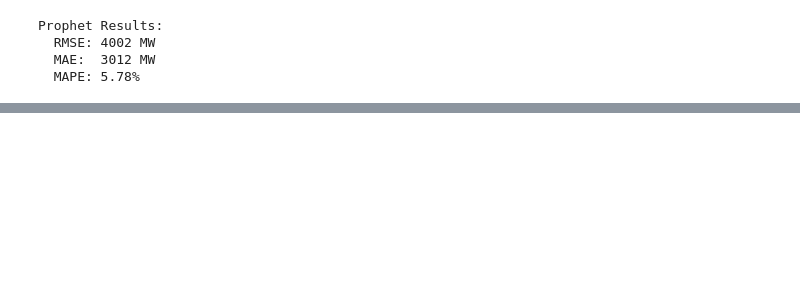
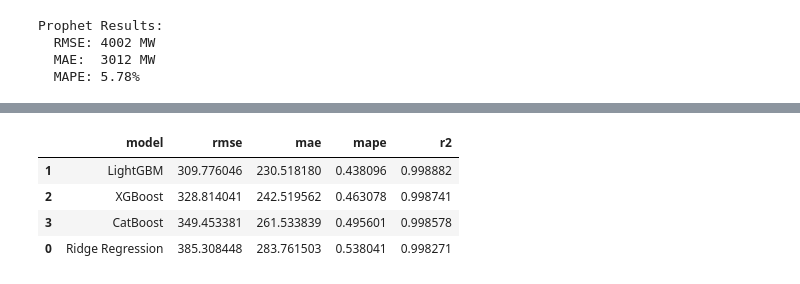
Before and after one commit to samithcsachi/grid-forecast, a Jupyter notebook: research/Model_Experiments.ipynb, the cells around one changed output, grey strips where cells are left out. Saved outputs shown, nothing was run; the diff lists cells and outputs as text; code cells hidden in the pictures; blank space fills up the shorter version.

```diff
--- a/research/Model_Experiments.ipynb
+++ b/research/Model_Experiments.ipynb
@@ -266,6 +264,6 @@ plt.show()
 # %%
 predictions_prophet = power_test_fcst['yhat'].values
-actuals_prophet = test_prophet.values
+actuals_prophet = test.values
 
 
 rmse = np.sqrt(mean_squared_error(actuals_prophet, predictions_prophet))
@@ -283,0 +386,18 @@ Prophet Results:
+# %%
+from xgboost import XGBRegressor
+
+xgb_model = XGBRegressor(
+    n_estimators=1000,
+    learning_rate=0.03,
+    max_depth=6,
+    subsample=0.8,
+    colsample_bytree=0.8,
+    objective="reg:squarederror",
+    random_state=42,
+    n_jobs=-1
+)
+
+xgb_model.fit(X_train, y_train)
+xgb_pred = xgb_model.predict(X_test)
+
+xgb_metrics = evaluate_model("XGBoost", y_test, xgb_pred)
@@ -283,0 +410,16 @@ Prophet Results:
+# %%
+from catboost import CatBoostRegressor
+
+cat_model = CatBoostRegressor(
+    iterations=1000,
+    learning_rate=0.03,
+    depth=6,
+    loss_function="RMSE",
+    random_seed=42,
+    verbose=100
+)
+
+cat_model.fit(X_train, y_train)
+cat_pred = cat_model.predict(X_test)
+
+cat_metrics = evaluate_model("CatBoost", y_test, cat_pred)
@@ -283,0 +444,15 @@ Prophet Results:
+# %%
+results = pd.DataFrame([
+    ridge_metrics,
+    lgbm_metrics,
+    xgb_metrics,
+    cat_metrics
+]).sort_values("rmse")
+
+results
+# %% [output]
+|  | model | rmse | mae | mape | r2 |
+| 1 | LightGBM | 309.776046 | 230.518180 | 0.438096 | 0.998882 |
+| 2 | XGBoost | 328.814041 | 242.519562 | 0.463078 | 0.998741 |
+| 3 | CatBoost | 349.453381 | 261.533839 | 0.495601 | 0.998578 |
+| 0 | Ridge Regression | 385.308448 | 283.761503 | 0.538041 | 0.998271 |
```
Also changed, not shown: parts of 16 cells of this notebook, 6 other files.
